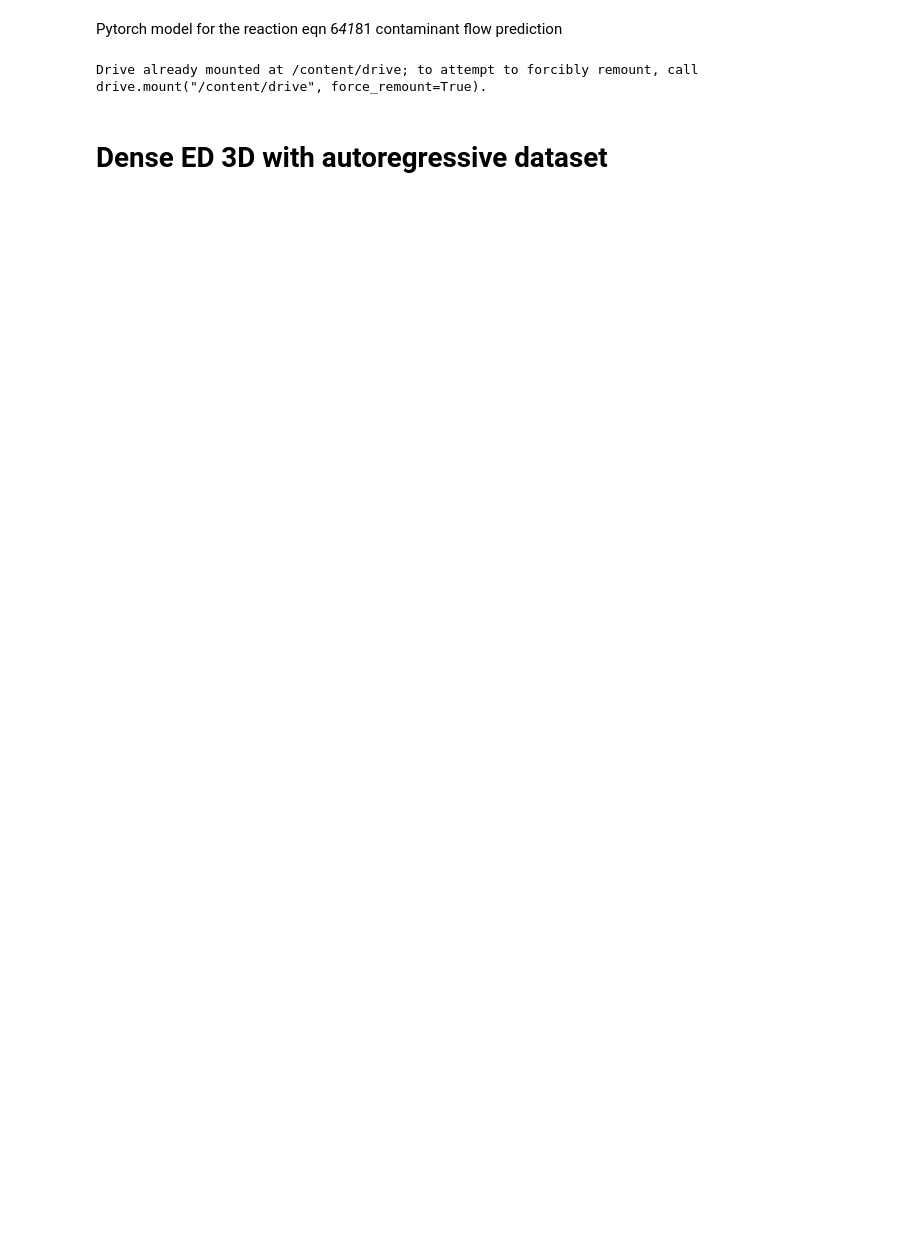
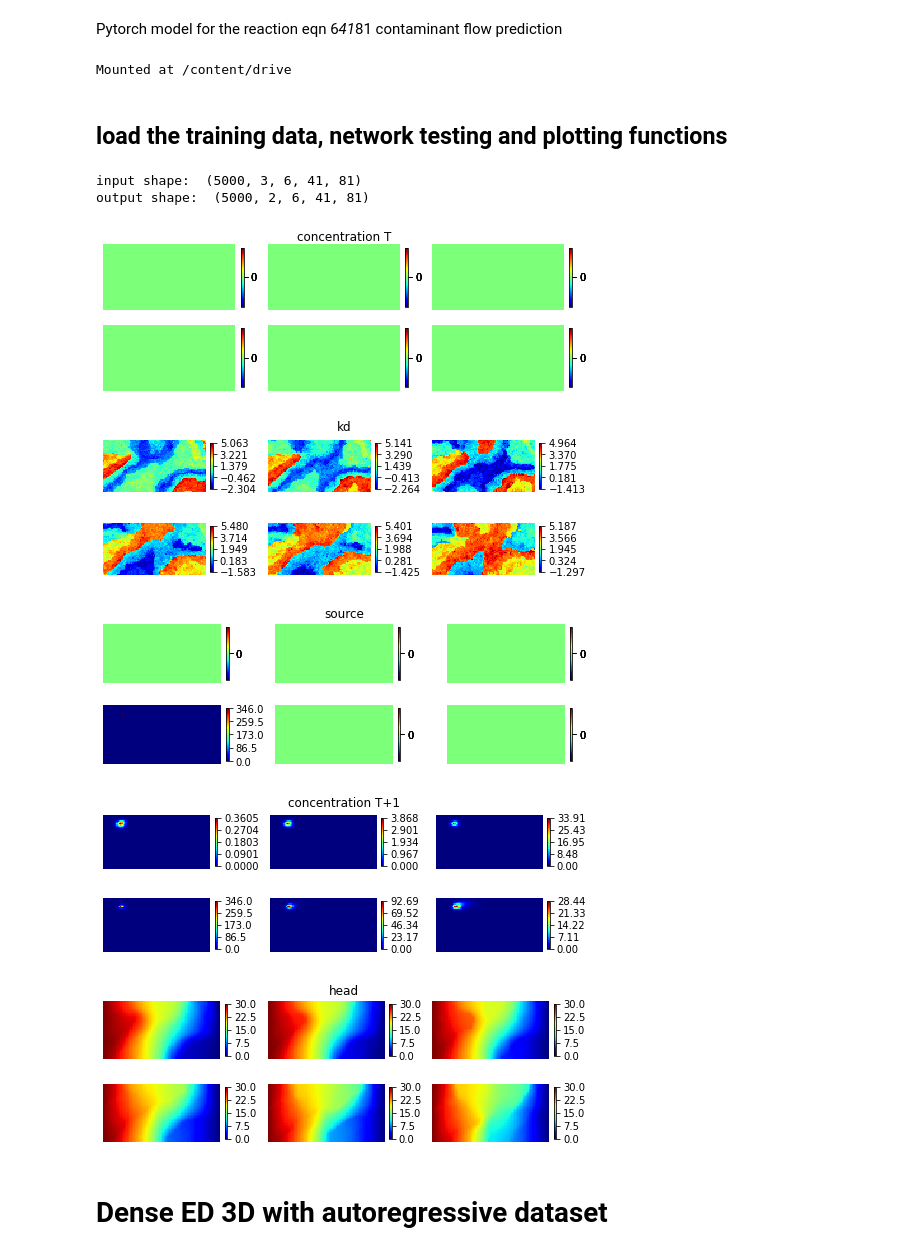
Before and after one commit to ZitongZhou/react_inverse, a Jupyter notebook: react_trans_NN.ipynb, the cells around one changed output. Cells and saved outputs as stored; diff of their text form; code cells hidden in the pictures; blank space fills up the shorter version.

```diff
--- a/react_trans_NN.ipynb
+++ b/react_trans_NN.ipynb
@@ -31,11 +31,11 @@ from time import time
 from time import sleep
 from IPython.display import clear_output
 import os
+
+from google.colab import drive
+drive.mount('/content/drive')
+# %% [output]
+Mounted at /content/drive
-# %%
-from google.colab import drive
-drive.mount('/content/drive')
-# %% [output]
-Drive already mounted at /content/drive; to attempt to forcibly remount, call drive.mount("/content/drive", force_remount=True).
 # %%
 def simple_plot(c_map, title=''):
     nx = 81
@@ -78,2 +78,30 @@ def simple_plot(c_map, title=''):
     plt.show()
     return
+# %% [markdown]
+## load the training data, network testing and plotting functions
+# %%
+with h5py.File('/content/drive/MyDrive/react_inverse/training_data/AR_dataset_500.hdf5', 'r') as file:
+    AR_input = np.asarray(file['input'])
+    AR_output = np.asarray(file['output'])
+print('input shape: ',AR_input.shape, '\noutput shape: ', AR_output.shape)
+# %% [output]
+input shape:  (5000, 3, 6, 41, 81)
+output shape:  (5000, 2, 6, 41, 81)
+# %%
+# np.random.seed(8)
+# ind = np.random.randint(0, len(AR_input), 2)
+ind = [0]
+for i in ind:
+    input = AR_input[i].copy()
+    output = AR_output[i].copy()
+    simple_plot(input[0], 'concentration T')
+    simple_plot(input[1], 'kd')
+    simple_plot(input[2], 'source')
+    simple_plot(output[0], 'concentration T+1')
+    simple_plot(output[1], 'head')
+# %% [output]
+[figure, added]
+[figure, added]
+[figure, added]
+[figure, added]
+[figure, added]
```
Also changed, not shown: parts of 32 cells of this notebook.
